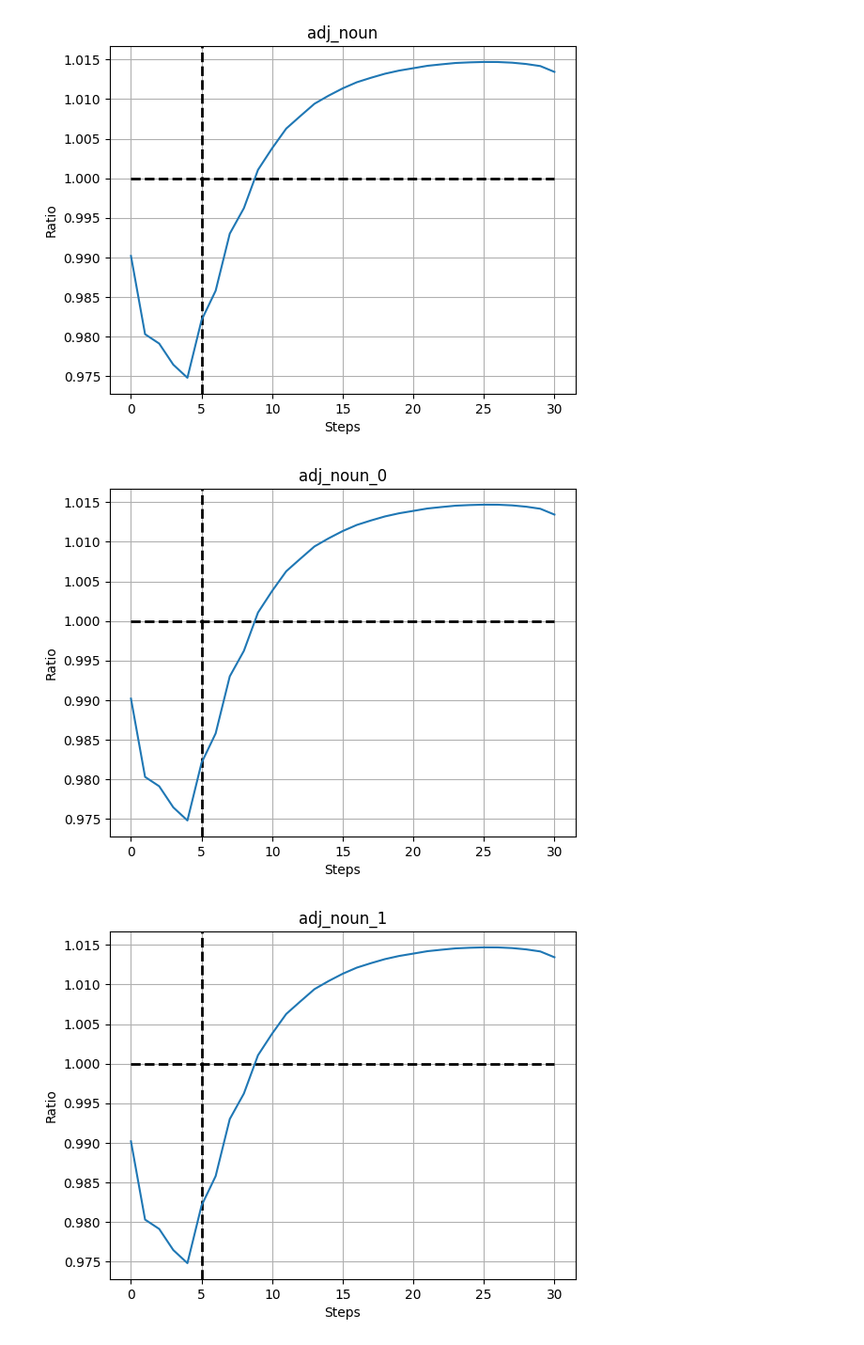
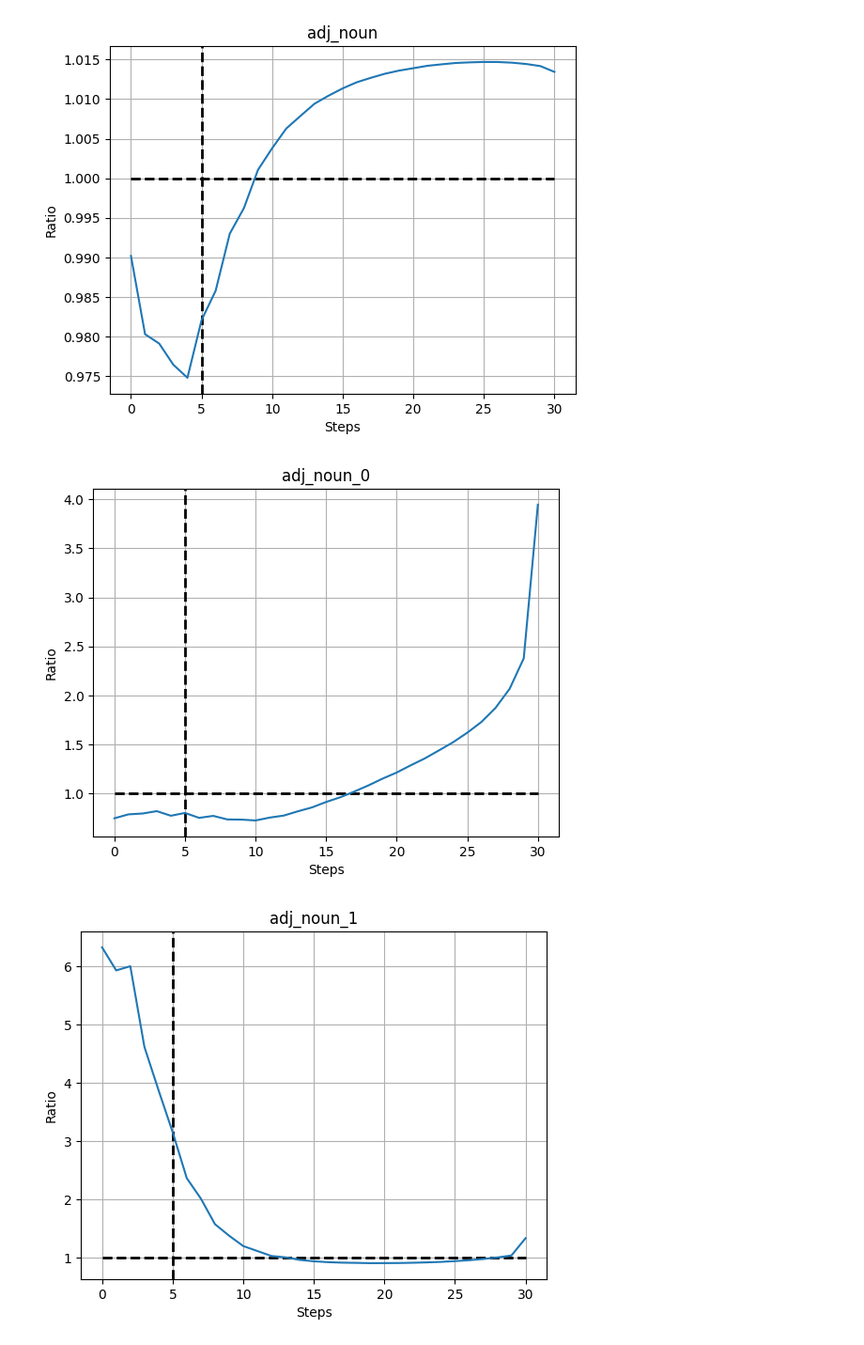
Before and after one commit to banyuanhao/daam, a Jupyter notebook: wrapupdata/wrapup_ratio.ipynb, the cells around one changed output. Shown at 94% size. Saved outputs shown, nothing was run; the diff lists cells and outputs as text; code cells hidden in the pictures.

```diff
--- a/wrapupdata/wrapup_ratio.ipynb
+++ b/wrapupdata/wrapup_ratio.ipynb
@@ -41,34 +41,0 @@ fig.savefig('when_ratio_noun.png')
-# %%
-import json
-import matplotlib.pyplot as plt
-import numpy as np
-
-choice = 'noun_style'
-with open(f'{path}/{choice}.json') as f:
-    data = json.load(f)
-
-base = np.ones(31)
-negative_list = []
-fig, ax = plt.subplots()
-ax.grid(True)
-# plot base as dotted line
-ax.plot(base,linestyle='--', linewidth=2, color='black' )
-ax.axvline(5, linestyle='--', color='black', linewidth=2)
-ratios = []
-for i,dic in enumerate(data):
-    negative_list.append(dic['negative_prompt'])
-    ratio = np.mean(np.array(dic['ratio']),axis=0)
-    ratios.append(ratio)
-ratios = np.array(ratios)
-rank = ratios[:,-1]/ratios[:,6]
-# sort ratios by rank
-ratios = ratios[np.argsort(rank,)]
-ratios = ratios[100:]
-
-ratios = np.mean(ratios,axis=0)
-ax.plot(ratios)
-ax.set_xlabel('Steps')
-ax.set_ylabel('Ratio')
-ax.set_title(f'{choice}')
-fig.show()
-fig.savefig('when_ratio_noun.png')
@@ -431,10 +396,10 @@ for i,dic in enumerate(data):
     ratio = np.mean(np.array(dic['ratio']),axis=0)
     ratios.append(ratio)
 ratios = np.array(ratios)
-rank = ratios[:,-1]/ratios[:,6]
-# sort ratios by rank
-ratios = ratios[np.argsort(rank,)]
-ratios = ratios[100:]
+# rank = ratios[:,-1]/ratios[:,6]
+# # sort ratios by rank
+# ratios = ratios[np.argsort(rank,)]
+# ratios = ratios[100:]
 
 ratios = np.mean(ratios,axis=0)
 ax.plot(ratios)
@@ -444,40 +409,40 @@ ax.set_title(f'{choice}')
 fig.show()
 fig.savefig('when_ratio_noun.png')
 # %% [output]
-[figure, old version]
+[figure, new version]
 # %%
 import json
 import matplotlib.pyplot as plt
 import numpy as np
 
 choice = 'adj_noun_1'
 with open(f'{path}/{choice}.json') as f:
     data = json.load(f)
 
 base = np.ones(31)
 negative_list = []
 fig, ax = plt.subplots()
 ax.grid(True)
 # plot base as dotted line
 ax.plot(base,linestyle='--', linewidth=2, color='black' )
 ax.axvline(5, linestyle='--', color='black', linewidth=2)
 ratios = []
 for i,dic in enumerate(data):
     negative_list.append(dic['negative_prompt'])
     ratio = np.mean(np.array(dic['ratio']),axis=0)
     ratios.append(ratio)
 ratios = np.array(ratios)
-rank = ratios[:,-1]/ratios[:,6]
-# sort ratios by rank
-ratios = ratios[np.argsort(rank,)]
-ratios = ratios[100:]
+# rank = ratios[:,-1]/ratios[:,6]
+# # sort ratios by rank
+# ratios = ratios[np.argsort(rank,)]
+# ratios = ratios[100:]
 
 ratios = np.mean(ratios,axis=0)
 ax.plot(ratios)
 ax.set_xlabel('Steps')
 ax.set_ylabel('Ratio')
 ax.set_title(f'{choice}')
 fig.show()
 fig.savefig('when_ratio_noun.png')
 # %% [output]
-[figure, old version]
+[figure, new version]
```
Also changed, not shown: parts of 2 cells of this notebook, 4 other files.
